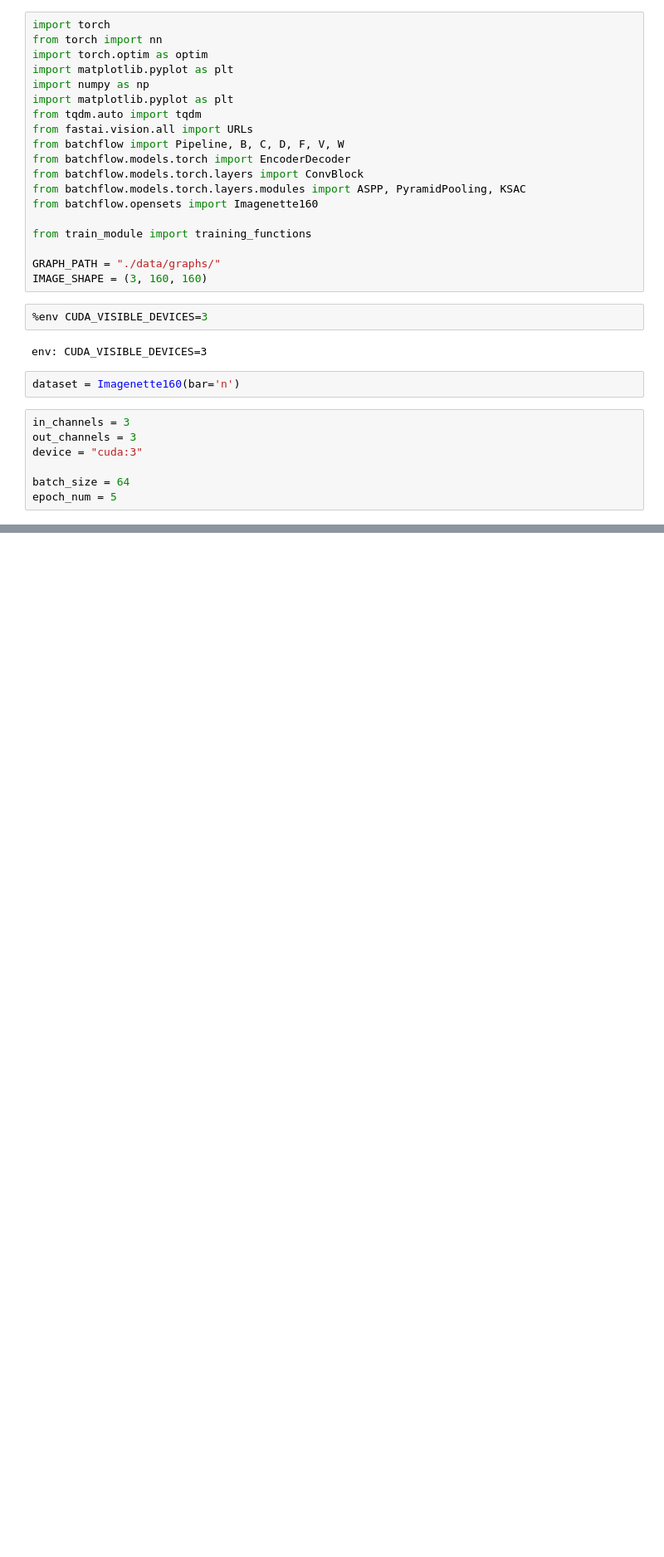
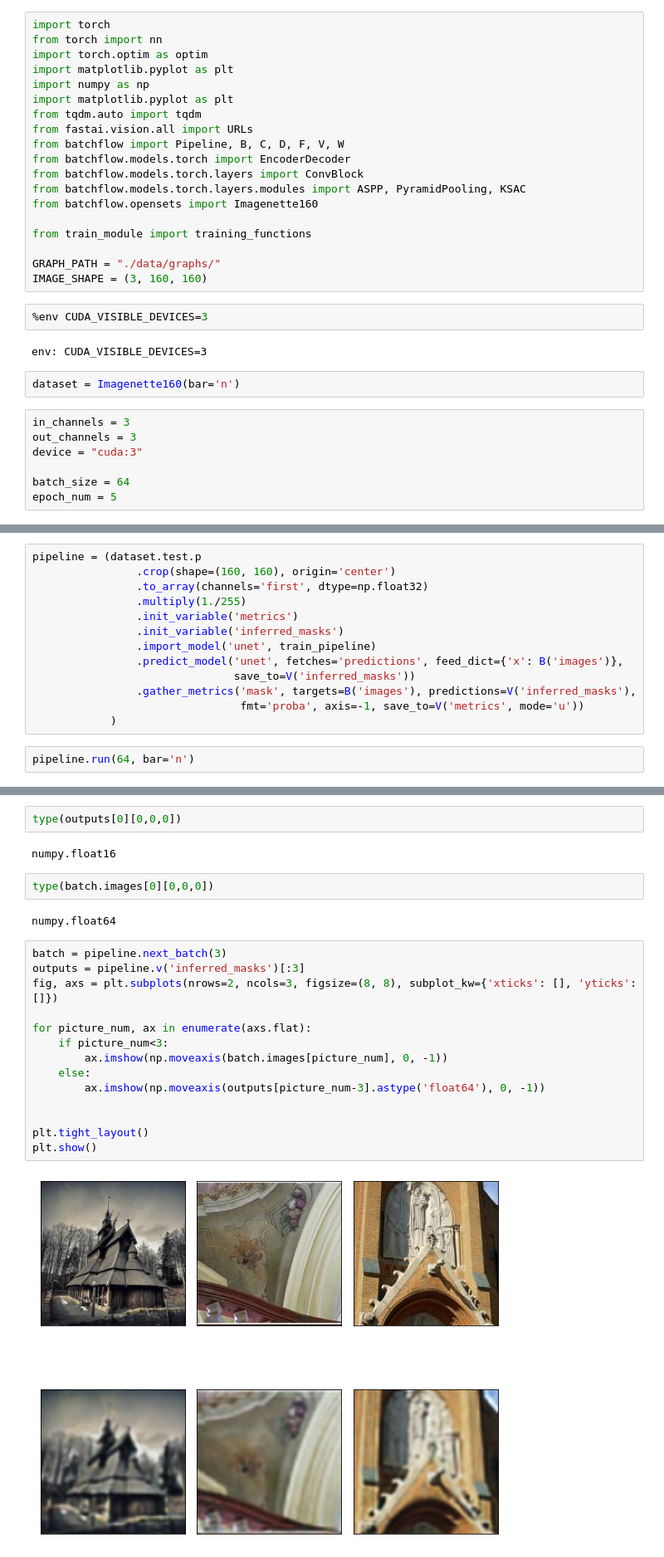
Before and after one commit to RisaMagpie/neuronets, a Jupyter notebook: bf_DeepLab.ipynb, the cells around one changed output, grey strips where cells are left out. Shown at 83% size. Drawn from its saved outputs; the diff is of its cells as text; blank space fills up the shorter version.

```diff
--- a/bf_DeepLab.ipynb
+++ b/bf_DeepLab.ipynb
@@ -99,0 +121,15 @@ model = EncoderDecoder(config)
+# %%
+pipeline = (dataset.test.p
+                .crop(shape=(160, 160), origin='center')
+                .to_array(channels='first', dtype=np.float32)
+                .multiply(1./255)
+                .init_variable('metrics')
+                .init_variable('inferred_masks')
+                .import_model('unet', train_pipeline)
+                .predict_model('unet', fetches='predictions', feed_dict={'x': B('images')},
+                               save_to=V('inferred_masks'))
+                .gather_metrics('mask', targets=B('images'), predictions=V('inferred_masks'),
+                                fmt='proba', axis=-1, save_to=V('metrics', mode='u'))
+            )
+# %%
+pipeline.run(64, bar='n')
@@ -99,0 +142,24 @@ model = EncoderDecoder(config)
+# %%
+type(outputs[0][0,0,0])
+# %% [output]
+numpy.float16
+# %%
+type(batch.images[0][0,0,0])
+# %% [output]
+numpy.float64
+# %%
+batch = pipeline.next_batch(3)
+outputs = pipeline.v('inferred_masks')[:3]
+fig, axs = plt.subplots(nrows=2, ncols=3, figsize=(8, 8), subplot_kw={'xticks': [], 'yticks': []})
+
+for picture_num, ax in enumerate(axs.flat):
+    if picture_num<3:
+        ax.imshow(np.moveaxis(batch.images[picture_num], 0, -1))
+    else:
+        ax.imshow(np.moveaxis(outputs[picture_num-3].astype('float64'), 0, -1))
+
+
+plt.tight_layout()
+plt.show()
+# %% [output]
+[figure, added]
```
Also changed, not shown: parts of 7 cells of this notebook, 1 other file.
